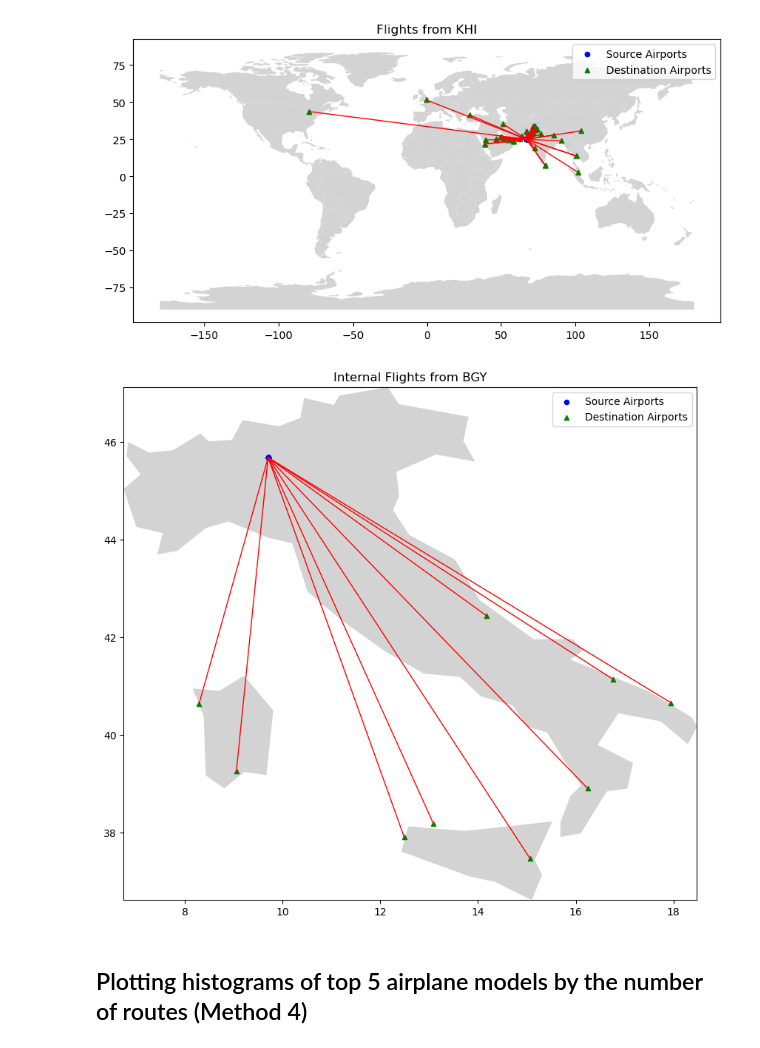
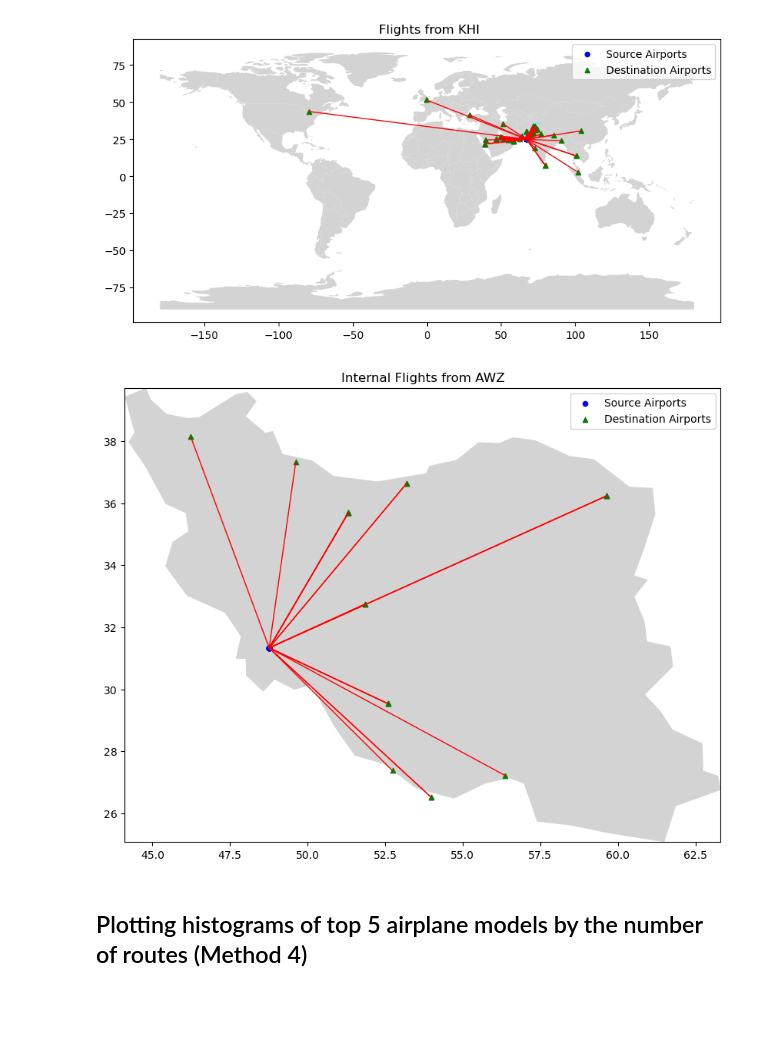
Before and after one commit to CarolinaAparicio2001/ADPRO, a Jupyter notebook: Showcase_Notebook.ipynb, the cells around one changed output. Saved outputs shown, nothing was run; the diff lists cells and outputs as text; code cells hidden in the pictures; blank space fills up the shorter version.

```diff
--- a/Showcase_Notebook.ipynb
+++ b/Showcase_Notebook.ipynb
@@ -101,10 +114,10 @@ The first image depicts flights from Karachi (KHI) and the second image flights
 airplane.plot_flights_by_code_airports("KHI")
 # %% [output]
 [figure]
-# %%
-airplane.plot_flights_by_code_airports("BGY", internal=True)
-# %% [output]
-[figure, removed]
+# %%
+airplane.plot_flights_by_code_airports("AWZ", internal=True)
+# %% [output]
+[figure, added]
 # %% [markdown]
 ## Plotting histograms of top 5 airplane models by the number of routes (Method 4)
 # %% [markdown]
```
Also changed, not shown: parts of 26 cells of this notebook.
